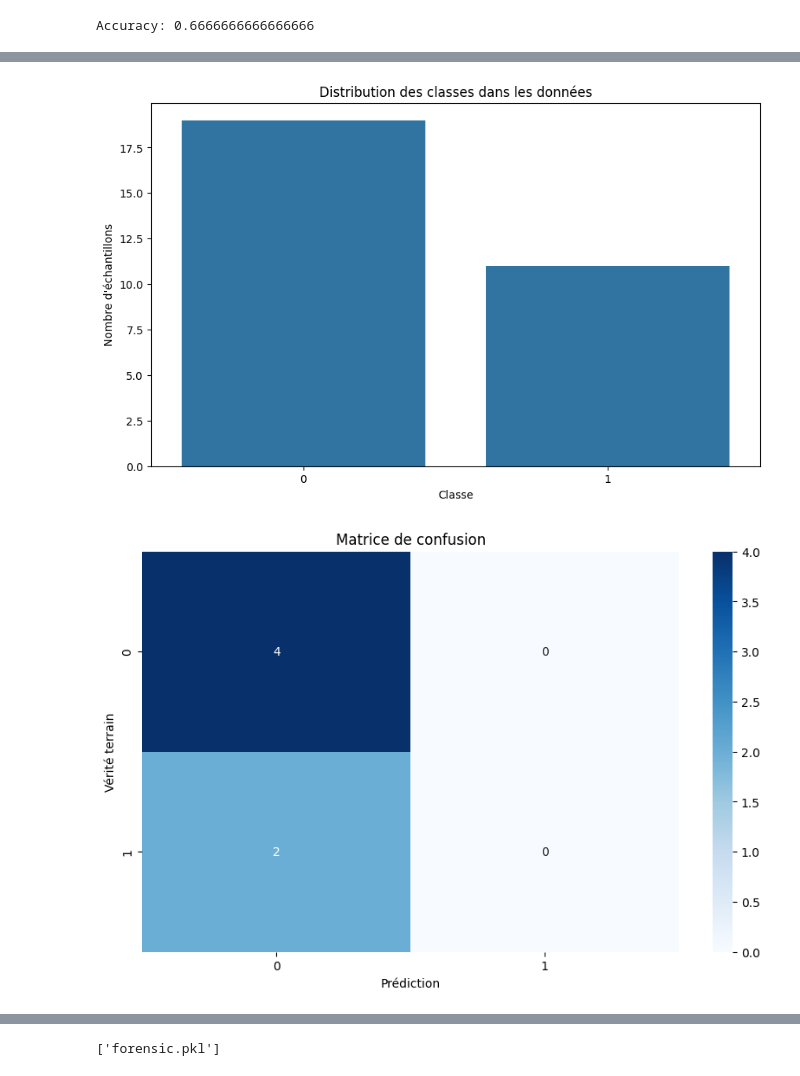
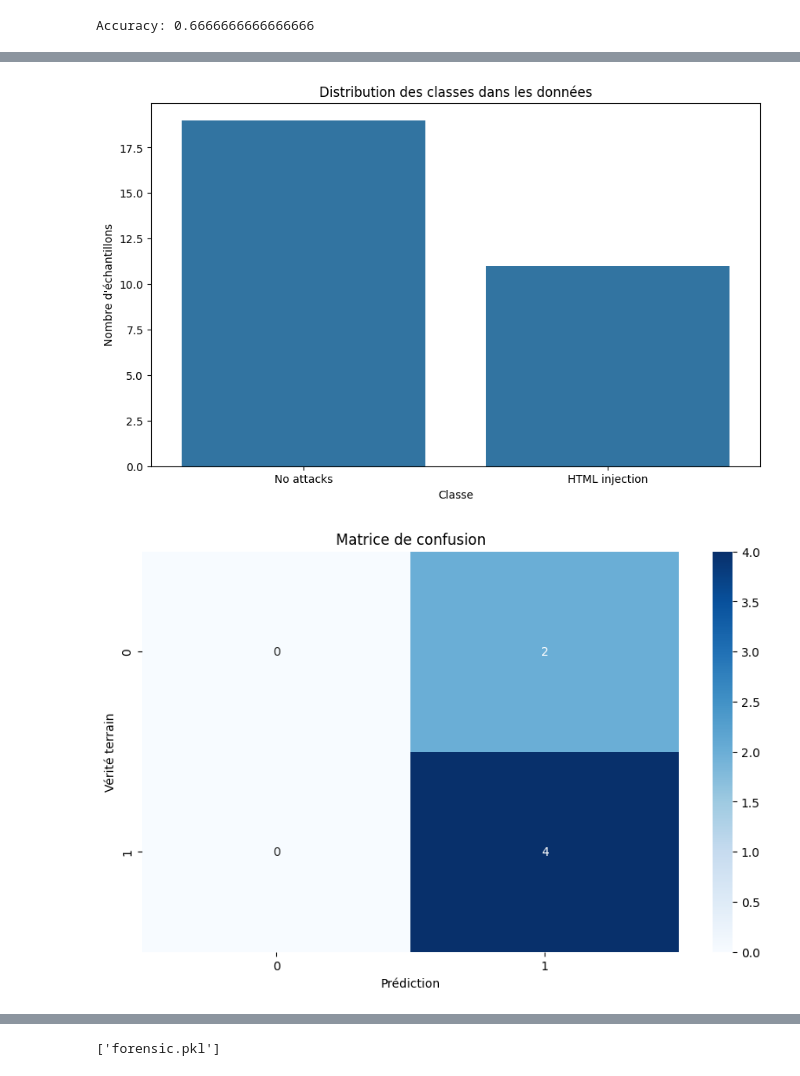
Before and after one commit to Paul-420/ForensicIA, a Jupyter notebook: main.ipynb, the cells around one changed output, grey strips where cells are left out. Drawn from its saved outputs; the diff is of its cells as text; code cells hidden in the pictures.

Commit message:
precise type of attack

```diff
--- a/main.ipynb
+++ b/main.ipynb
@@ -77,15 +77,14 @@ if 'query_parameters' in df.columns:
     )
 
 # Supprimer les colonnes inutiles et encoder les variables catégoriques
-X = df[['method', 'url', 'query_parameters', 'headers']]  # Modifier en fonction des colonnes pertinentes du CSV
+X = df[['method', 'url', 'query_parameters', 'headers']]
 X = pd.get_dummies(X, columns=['method', 'url', 'query_parameters', 'headers'], dummy_na=True)
 
 # Sauvegarder les colonnes utilisées dans un fichier JSON
 with open('columns.json', 'w') as f:
     json.dump(list(X.columns), f)
 
-# Variable cible (modifier 'is_attack' si le nom de la colonne est différent dans le CSV)
-y = df['is_attack']
+y = df['attack_type']
 
 # Diviser les données en ensembles d'entraînement et de test
 X_train, X_test, y_train, y_test = train_test_split(X, y, test_size=0.2, random_state=42)
@@ -147,34 +148,34 @@ headers_nan: 0.0
 # %%
 import seaborn as sns
 from sklearn.metrics import confusion_matrix
 import numpy as np
 
 import matplotlib.pyplot as plt
 
 # Distribution des classes dans les données
 plt.figure(figsize=(10, 6))
-sns.countplot(x='is_attack', data=df)
+sns.countplot(x='attack_type', data=df)
 plt.title('Distribution des classes dans les données')
 plt.xlabel('Classe')
 plt.ylabel('Nombre d\'échantillons')
 plt.show()
 
 # Matrice de confusion
 conf_matrix = confusion_matrix(y_test, y_pred)
 plt.figure(figsize=(10, 6))
 sns.heatmap(conf_matrix, annot=True, fmt='d', cmap='Blues')
 plt.title('Matrice de confusion')
 plt.xlabel('Prédiction')
 plt.ylabel('Vérité terrain')
 plt.show()
 
 # Importance des caractéristiques
 importances = model.feature_importances_
 indices = np.argsort(importances)[::-1]
 features = X.columns
 # %% [output]
-[figure, old version]
+[figure, new version]
-[figure, old version]
+[figure, new version]
 # %%
 import pandas as pd
 
```
Also changed, not shown: parts of 7 cells of this notebook, 1 other file.
